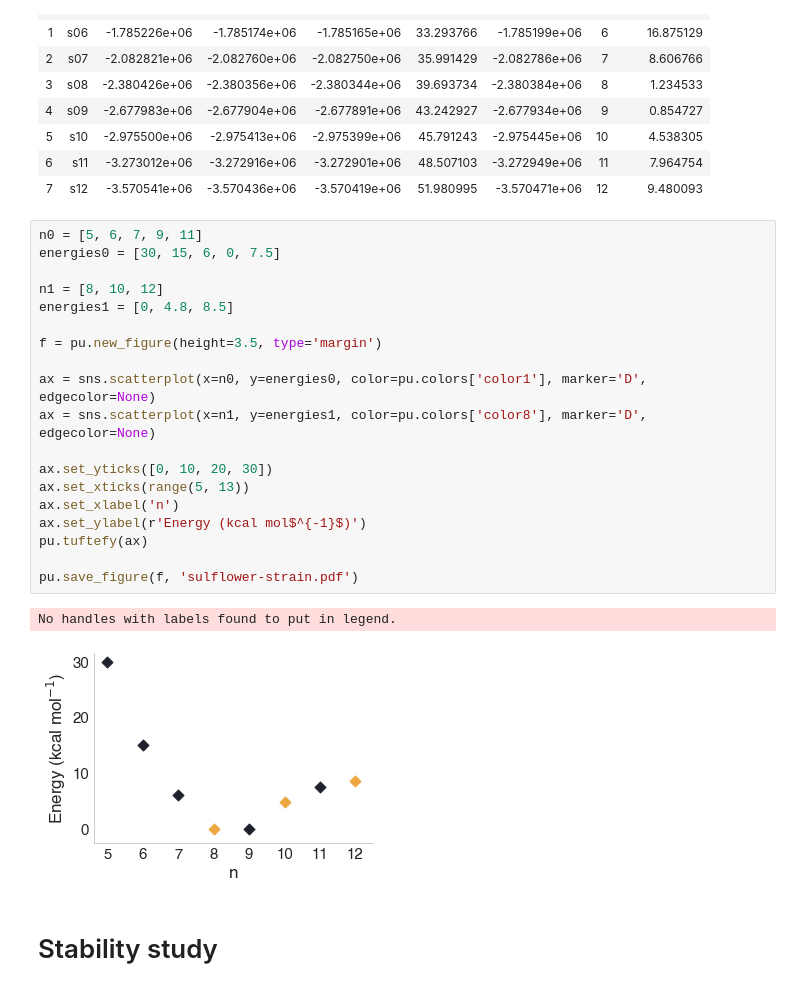
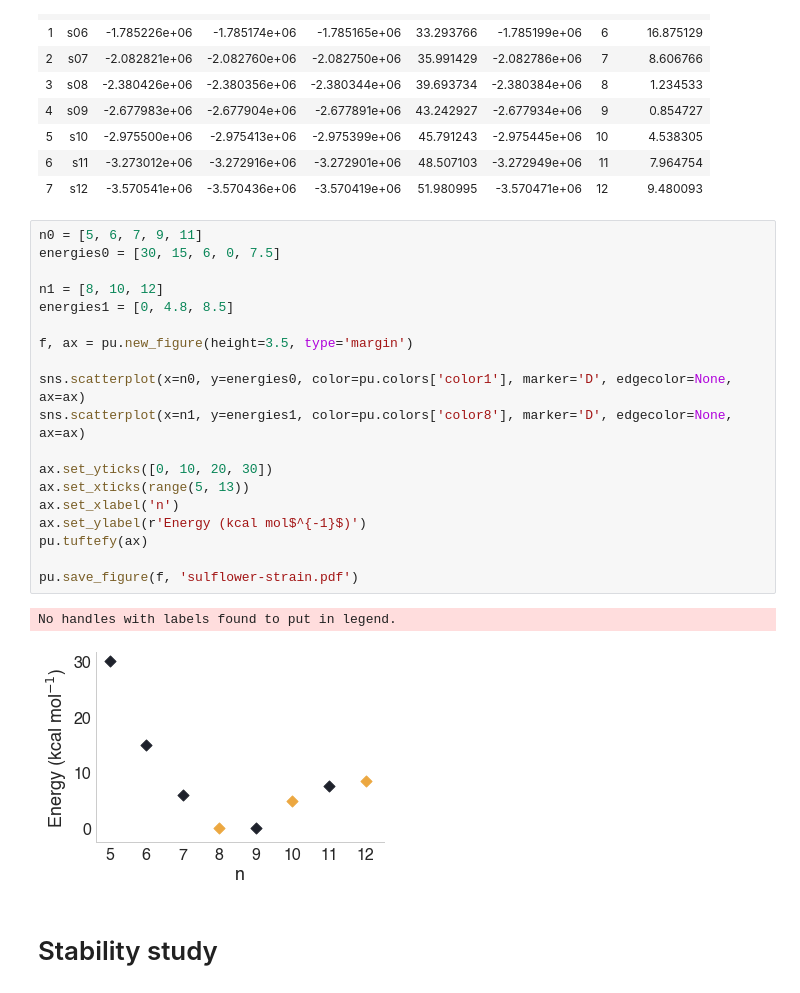
Before and after one commit to oscarigrexas/eomt-oscar, a Jupyter notebook: exploration/exploration.ipynb, the cells around one changed output. Drawn from its saved outputs; the diff is of its cells as text.

```diff
--- a/exploration/exploration.ipynb
+++ b/exploration/exploration.ipynb
@@ -31,25 +31,25 @@ edf
 # %%
 n0 = [5, 6, 7, 9, 11]
 energies0 = [30, 15, 6, 0, 7.5]
 
 n1 = [8, 10, 12]
 energies1 = [0, 4.8, 8.5]
 
-f = pu.new_figure(height=3.5, type='margin')
+f, ax = pu.new_figure(height=3.5, type='margin')
 
-ax = sns.scatterplot(x=n0, y=energies0, color=pu.colors['color1'], marker='D', edgecolor=None)
-ax = sns.scatterplot(x=n1, y=energies1, color=pu.colors['color8'], marker='D', edgecolor=None)
+sns.scatterplot(x=n0, y=energies0, color=pu.colors['color1'], marker='D', edgecolor=None, ax=ax)
+sns.scatterplot(x=n1, y=energies1, color=pu.colors['color8'], marker='D', edgecolor=None, ax=ax)
 
 ax.set_yticks([0, 10, 20, 30])
 ax.set_xticks(range(5, 13))
 ax.set_xlabel('n')
 ax.set_ylabel(r'Energy (kcal mol$^{-1}$)')
 pu.tuftefy(ax)
 
 pu.save_figure(f, 'sulflower-strain.pdf')
 # %% [output]
 No handles with labels found to put in legend.
-[figure, old version]
+[figure, new version]
 # %% [markdown]
 # Stability study
 # %%
```
Also changed, not shown: parts of 8 cells of this notebook, 16 other files.
